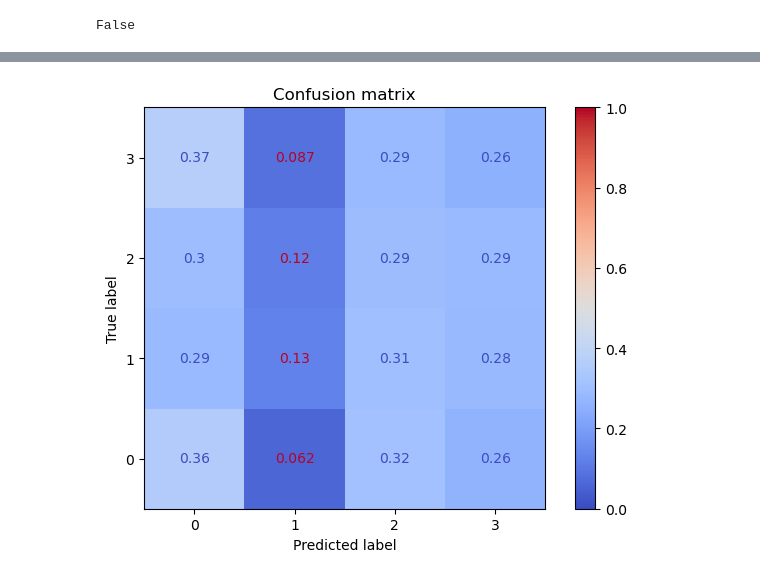
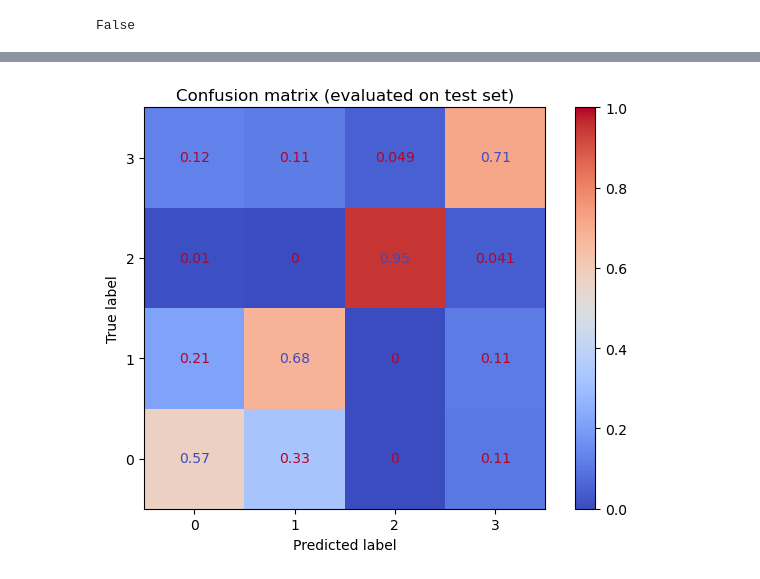
Before and after one commit to nguyen-td/timescales_curvature, a Jupyter notebook: discriminate_populations.ipynb, the cells around one changed output, grey strips where cells are left out. Saved outputs shown, nothing was run; the diff lists cells and outputs as text; code cells hidden in the pictures.

```diff
--- a/discriminate_populations.ipynb
+++ b/discriminate_populations.ipynb
@@ -87,7 +88,7 @@ plt.show()
 [figure]
 # %%
 # create population response vectors; the number of bins determine the number of representational locations
-bin_factor = bin_sizes_all[ibin] / dt
-spike_train_reshaped = np.reshape(spike_train, (len(neuron_idx), int(bin_factor), -1, n_trials))
-mean_spike_train = np.sum(spike_train_reshaped, axis=1) # n_neurons x n_bins x n_trials
-n_bins = mean_spike_train.shape[1]
+bin_length = int(bin_sizes_all[ibin] / dt)
+n_bins = int(spike_train.shape[1] // bin_length)
+spike_train_reshaped = np.reshape(spike_train, (len(neuron_idx), n_bins, bin_length, n_trials)) # n_neurons x n_bins x bin_length x n_trials
+mean_spike_train = np.sum(spike_train_reshaped, axis=2) # n_neurons x n_bins x n_trials
@@ -110,7 +132,7 @@ X_train = scaler.fit_transform(X_train)
 X_test = scaler.transform(X_test)
 
 # initialize the SVM classifier with One-vs-One strategy
-clf = SVC(decision_function_shape='ovo')
+clf = SVC(decision_function_shape='ovo', kernel='linear')
 clf.fit(X_train, y_train)
 
 # predict and evaluate the One-vs-One model
@@ -186,11 +208,11 @@ plt.gca().invert_yaxis()
 # %%
 disp = ConfusionMatrixDisplay.from_estimator(
     clf, X_test, y_test, normalize='true', cmap='coolwarm'
 )
 disp.im_.set_clim(0, 1)
 plt.tight_layout()
-plt.title('Confusion matrix')
+plt.title('Confusion matrix (evaluated on test set)')
 plt.gca().invert_yaxis()
 plt.show()
 # %% [output]
-[figure, old version]
+[figure, new version]
```
Also changed, not shown: parts of 4 cells of this notebook.
